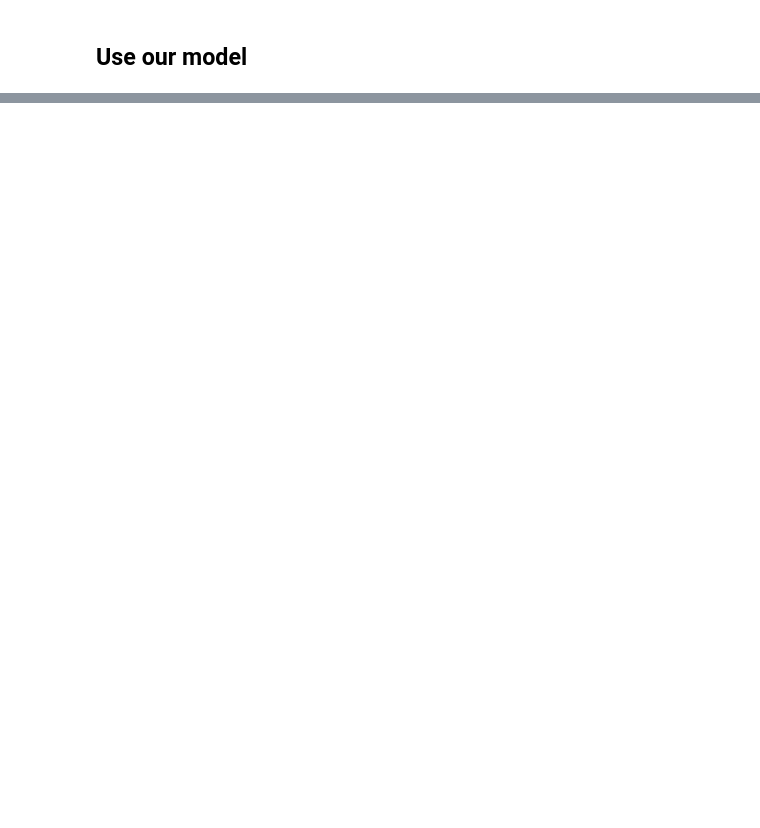
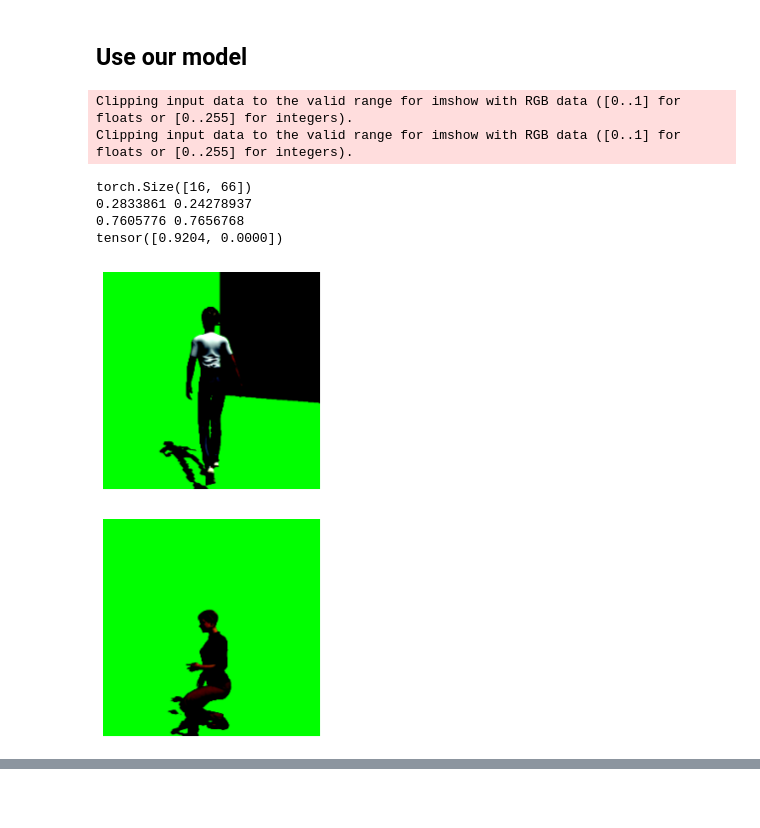
Before and after one commit to spykecb/motion-tracker, a Jupyter notebook: Motion Tracker.ipynb, the cells around one changed output, grey strips where cells are left out. Saved outputs shown, nothing was run; the diff lists cells and outputs as text; code cells hidden in the pictures; blank space fills up the shorter version.

```diff
--- a/Motion Tracker.ipynb
+++ b/Motion Tracker.ipynb
@@ -149,25 +107,26 @@ Training loss: 0.0042177562236808885
 # %%
 from torch import optim, nn
 # Optimizers require the parameters to optimize and a learning rate
-optimizer = optim.SGD(model.parameters(), lr=0.03333)
-criterion = nn.MSELoss()
-# criterion = nn.L1Loss(reduction="none")
+optimizer = optim.SGD(model.parameters(), lr=0.003)
+# criterion = nn.MSELoss(reduction='sum')
+criterion = nn.L1Loss(reduction='sum')
 print(torch.cuda.get_device_name(0))
 train_losses, test_losses = [], []
-epochs = 60
+epochs = 35
 device = 'cuda'
 model.to(device)
 for e in range(epochs):
     running_loss = 0
-    for images, heights, targets in trainloader:
-        images, heights, targets = images.to(device), heights.to(device), targets.to(device)
+    for images, details, targets in trainloader:
+        images, details, targets = images.to(device), details.to(device), targets.to(device)
 #         print(images.shape, targets.shape)
         #1. forward pass
-        ps = model.forward(images, heights)
+        ps = model.forward(images, details)
 #         print(ps.shape, targets.shape)
 #         print(np.min(ps.cpu().detach().numpy()), np.min(targets.cpu().detach().numpy()))
 #         print(np.max(ps.cpu().detach().numpy()), np.max(targets.cpu().detach().numpy()))
-#         print(ps[0], targets[0])
+#         print(np.min(details.cpu().detach().numpy()))
+#         print(np.max(details.cpu().detach().numpy()))
         #2. calculate loss
         loss = criterion(ps, targets)
 #         loss = loss.sum(1).sum()
@@ -189,9 +148,9 @@ for e in range(epochs):
         # Turn off gradients for validation, saves memory and computations
         with torch.no_grad():
             model.eval()
-            for images, heights, targets in testloader:
-                images, heights, targets = images.to(device), heights.to(device), targets.to(device)
-                ps = model.forward(images, heights)
+            for images, details, targets in testloader:
+                images, details, targets = images.to(device), details.to(device), targets.to(device)
+                ps = model.forward(images, details)
                 test_loss += criterion(ps, targets)
 #                 test_loss = test_loss.sum(1).sum().item()
 
@@ -201,7 +160,7 @@ for e in range(epochs):
         train_loss = running_loss/len(trainloader)
         train_losses.append(train_loss)
         test_losses.append(test_loss)
-        print(f"Training loss: {train_loss}\n Test loss: {test_loss}\n")
+        print(f"(Epoch {e}/{epochs}) Training loss: {train_loss}, Test loss: {test_loss}")
 
 PATH = 'model.m'
 torch.save(model.state_dict(), PATH)
@@ -222,35 +203,45 @@ plt.legend(frameon=False)
 #                                 transforms.ToTensor()])
 
 # test_dataset = datasets.ImageFolder('train/', transform=test_transform)
 # test_dataloader = torch.utils.data.DataLoader(test_dataset, batch_size=2, shuffle=True)
-images, heights, labels = next(iter(testloader))
+images, details, labels = next(iter(testloader))
 helper.imshow(images[0], normalize=False)
 helper.imshow(images[1], normalize=False)
 
 model.to('cpu')
 
 # img = images[0].view(1, 195075)
 # img = torch.zeros(1,120000) + 222
 # Turn off gradients to speed up this part
 print(labels.shape)
 positions = []
 positions_expected = []
 with torch.no_grad():
-    logps = model.forward(images, height)
+    logps = model.forward(images, details)
     logps_denormalized = logps
     labels_denormalized = labels
     print(np.min(logps_denormalized[0].numpy()), np.min(labels_denormalized[0].numpy()))
     print(np.max(logps_denormalized[0].numpy()), np.max(labels_denormalized[0].numpy()))
+    print(details[0])
 #     print(logps_denormalized[0] * 10 - 5, labels_denormalized[0])
     for body_index in range(22):
         xyz = []
         xyz_e = []
         for pos_index in range(3):
             xyz.append(logps_denormalized[0][body_index*3+pos_index])
             xyz_e.append(labels_denormalized[0][body_index*3+pos_index])
         positions.append(xyz)
         positions_expected.append(xyz_e)
 #     print(list(model.parameters()))
+# %% [output]
+Clipping input data to the valid range for imshow with RGB data ([0..1] for floats or [0..255] for integers).
+Clipping input data to the valid range for imshow with RGB data ([0..1] for floats or [0..255] for integers).
+torch.Size([16, 66])
+0.2833861 0.24278937
+0.7605776 0.7656768
+tensor([0.9204, 0.0000])
+[figure, added]
+[figure, added]
 # %%
 positions = np.array(positions)
 positions_expected = np.array(positions_expected)
```
Also changed, not shown: parts of 8 cells of this notebook, 4 other files.
